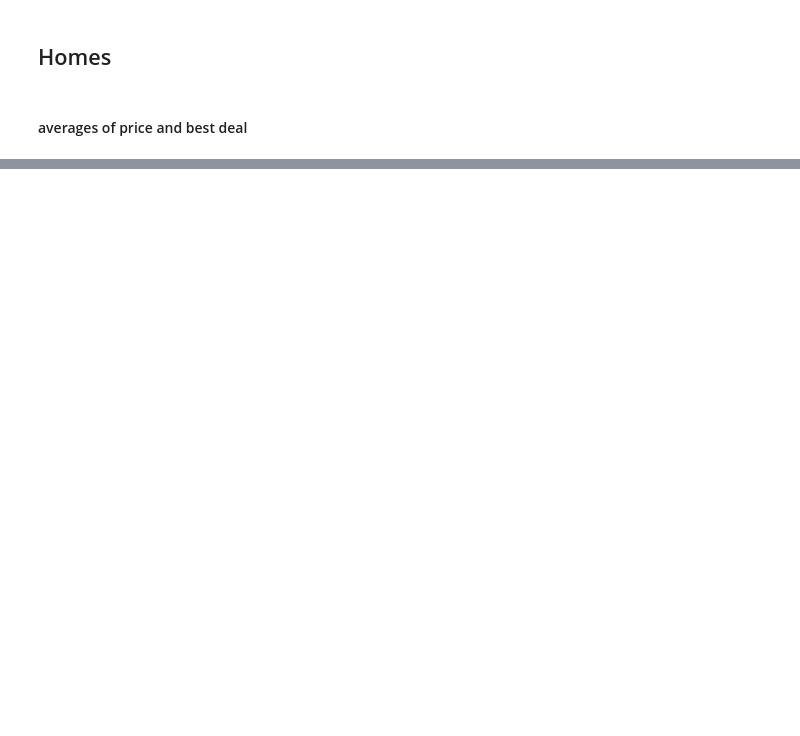
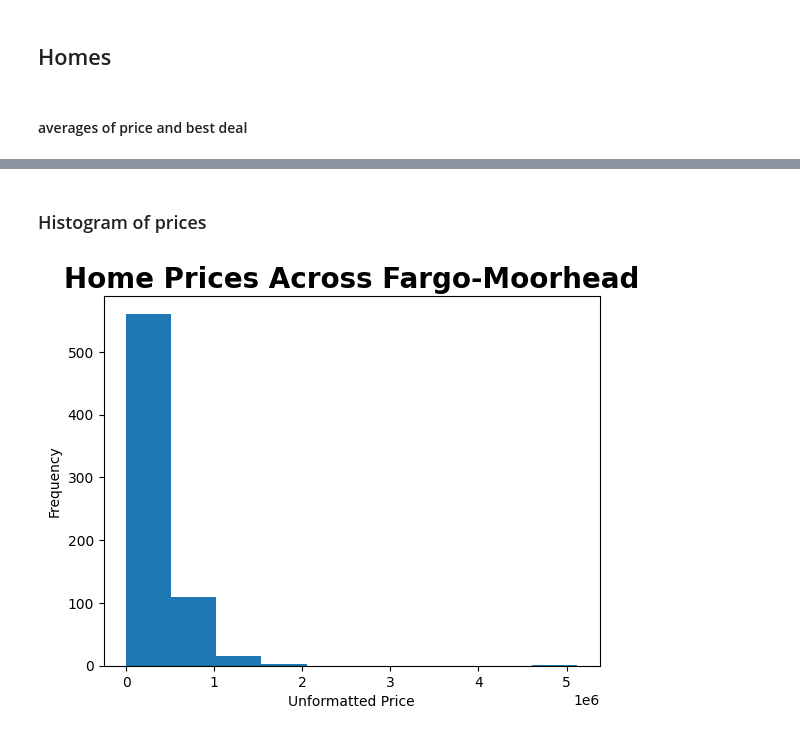
Before and after one commit to Dylanbbenson/Real_Estate_Data_Analysis, a Jupyter notebook: FM_Real_Estate_Analysis.ipynb, the cells around one changed output, grey strips where cells are left out. Drawn from its saved outputs; the diff is of its cells as text; code cells hidden in the pictures; blank space fills up the shorter version.

```diff
--- a/FM_Real_Estate_Analysis.ipynb
+++ b/FM_Real_Estate_Analysis.ipynb
@@ -156,23 +49,0 @@ plt.show()
-# %%
-brokers = df.copy()
-#brokers["brokerName"].fillna("Not Listed", inplace=True)
-brokers['brokerName'] = brokers['brokerName'].str.replace(', llc', '', case=False)
-brokers['brokerName'] = brokers['brokerName'].str.replace('llc', '', case=False)
-brokers['brokerName'] = brokers['brokerName'].str.replace(', inc', '', case=False)
-brokers['brokerName'] = brokers['brokerName'].str.replace(', REALTORS', '', case=False)
-
-# create pandas series of counts of unique values in "brokerName" column
-broker_counts = brokers['brokerName'].value_counts()
-
-# extract values and index of pandas series
-data = broker_counts.values
-labels = broker_counts.index
-
-# define Seaborn color palette to use
-colors = sns.color_palette('pastel')[0:len(data)]
-
-sns.set(rc={"figure.figsize":(40, 12)})\
-
-# create pie chart
-plt.pie(data, labels=labels, colors=colors, autopct='%.0f%%')
-plt.show()
@@ -323,0 +80,10 @@ plt.show()
+# %% [markdown]
+### Histogram of prices
+# %%
+plt.hist(df['unformattedPrice'])
+plt.xlabel('Unformatted Price')
+plt.ylabel('Frequency')
+plt.title('Home Prices Across '+ city, fontdict={'size': 20, 'weight': 'bold'})
+plt.show()
+# %% [output]
+[figure, added]
```
Also changed, not shown: parts of 49 cells of this notebook, 1 other file.
